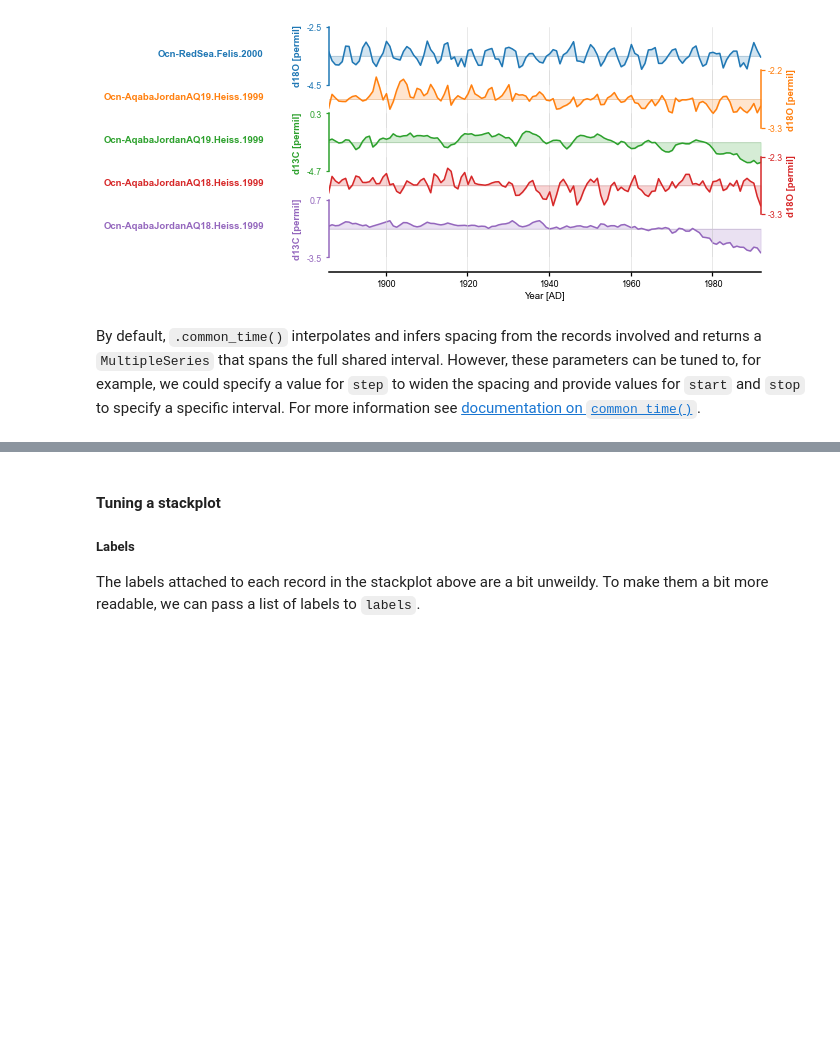
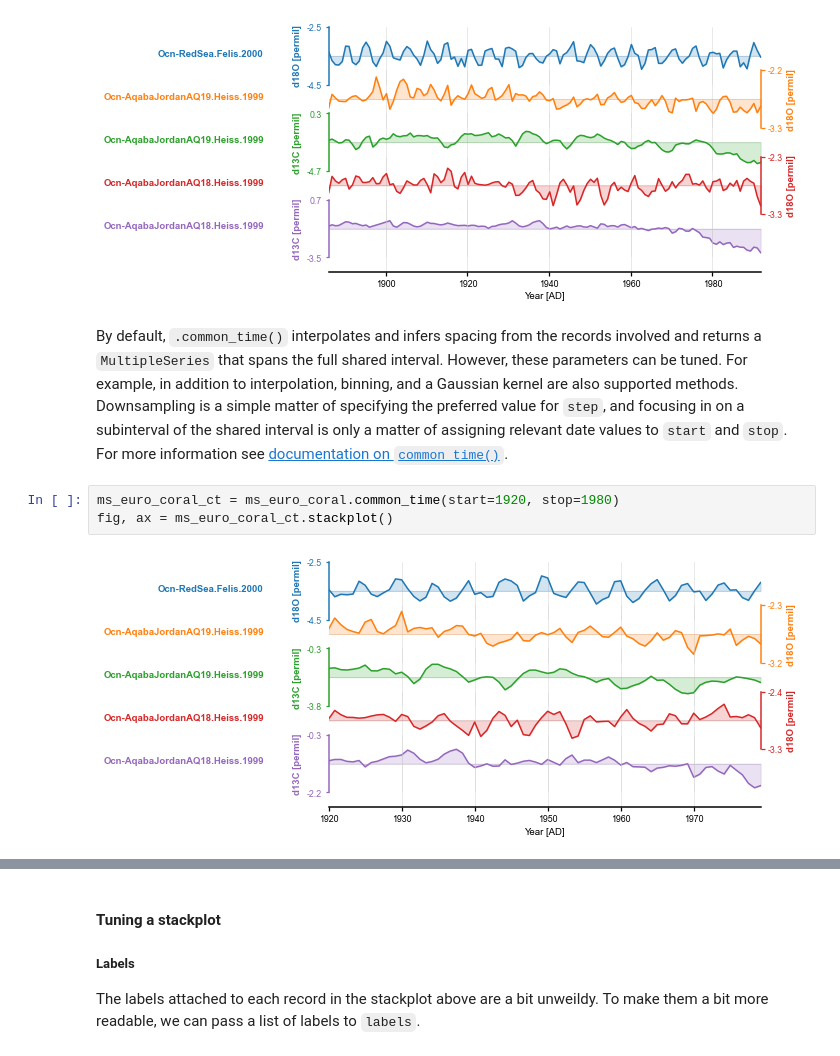
Before and after one commit to LinkedEarth/PyleoTutorials, a Jupyter notebook: notebooks/basic_MSES_manipulation.ipynb, the cells around one changed output, grey strips where cells are left out. Saved outputs shown, nothing was run; the diff lists cells and outputs as text; blank space fills up the shorter version.

```diff
--- a/notebooks/basic_MSES_manipulation.ipynb
+++ b/notebooks/basic_MSES_manipulation.ipynb
@@ -154,8 +137,11 @@ fig, ax = ms_euro_coral_ct.stackplot()
 # %% [output]
 [figure]
 # %% [markdown]
-By default, `.common_time()` interpolates and infers spacing from the records involved and returns a `MultipleSeries`
- that spans the full shared interval.  However, these parameters can be tuned to, for example, we could
- specify a value for `step` to widen the spacing and provide values for `start` and `stop` to specify a specific interval.
+By default, `.common_time()` interpolates and infers spacing from the records involved and returns a `MultipleSeries` that spans the full shared interval. However, these parameters can be tuned. For example, in addition to interpolation, binning, and a Gaussian kernel are also supported methods. Downsampling is a simple matter of specifying the preferred value for `step`, and focusing in on a subinterval of the shared interval is only a matter of assigning relevant date values to `start` and `stop`.
  For more information see
  [documentation on `common_time()`](https://pyleoclim-util.readthedocs.io/en/master/core/api.html?highlight=stackplot#pyleoclim.core.multipleseries.MultipleSeries.common_time).
+# %%
+ms_euro_coral_ct = ms_euro_coral.common_time(start=1920, stop=1980)
+fig, ax = ms_euro_coral_ct.stackplot()
+# %% [output]
+[figure, added]
```
Also changed, not shown: parts of 34 cells of this notebook.
